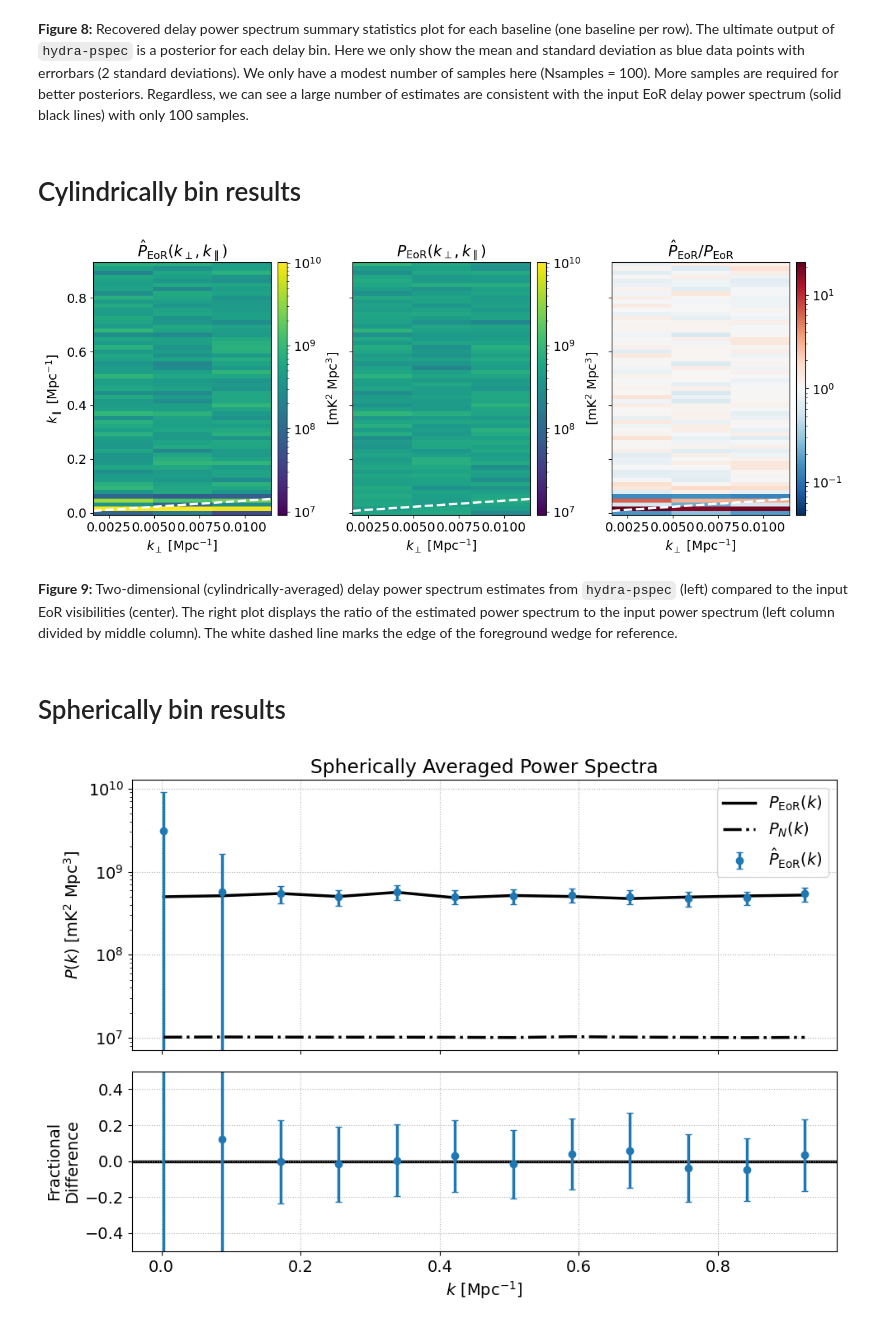
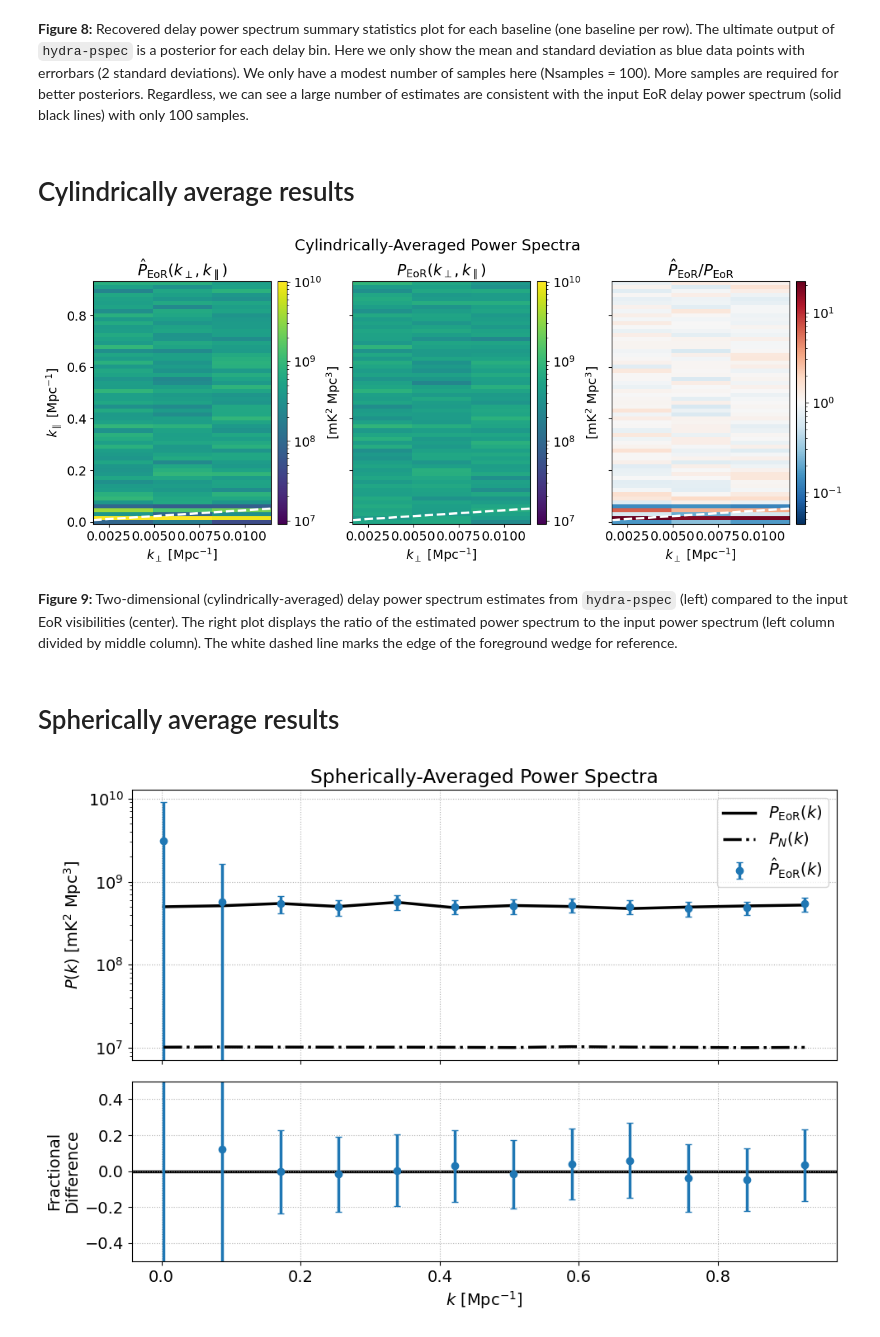
Before and after one commit to guotsuan/science-testcases-srcnetv01, a Jupyter notebook: SWF-008-T2/SWF-008-T2.ipynb, the cells around one changed output. Drawn from its saved outputs; the diff is of its cells as text; code cells hidden in the pictures.

Commit message:
Fix plot titles

```diff
--- a/SWF-008-T2/SWF-008-T2.ipynb
+++ b/SWF-008-T2/SWF-008-T2.ipynb
@@ -956,7 +956,7 @@ fig.legend(
 # %% [markdown]
 **Figure 8:** Recovered delay power spectrum summary statistics plot for each baseline (one baseline per row).  The ultimate output of `hydra-pspec` is a posterior for each delay bin.  Here we only show the mean and standard deviation as blue data points with errorbars (2 standard deviations).  We only have a modest number of samples here (Nsamples = 100).  More samples are required for better posteriors.  Regardless, we can see a large number of estimates are consistent with the input EoR delay power spectrum (solid black lines) with only 100 samples.
 # %% [markdown]
-# Cylindrically bin results
+# Cylindrically average results
 # %%
 # Cosmological delay power spectrum normalizations
 cosmo = Planck18
@@ -1100,38 +1100,41 @@ norm = LogNorm(
 
 ax = grid.axes_all[0]
 ax.set_title(r"$\hat{P}_{\rm{EoR}}(k_\perp, k_\parallel)$")
 ax.set_ylabel(r"$k_\parallel$ [Mpc$^{-1}$]")
 norm = LogNorm(
     vmin=np.min((dps_2d.min().value, dps_2d_noise.min().value)),
     vmax=np.max((dps_2d.max().value, dps_2d_noise.max().value))
 )
 im = ax.imshow(dps_2d.value, norm=norm, **im_kwargs)
 cb = fig.colorbar(im, cax=ax.cax, label=r"[mK$^2$ Mpc$^3$]")
 
 ax = grid.axes_all[1]
 ax.set_title(r"$P_{\rm{EoR}}(k_\perp, k_\parallel)$")
 im = ax.imshow(dps_2d_eor.value, norm=norm, **im_kwargs)
 cb = fig.colorbar(im, cax=ax.cax, label=r"[mK$^2$ Mpc$^3$]")
 
 ax = grid.axes_all[2]
 ax.set_title(r"$\hat{P}_{\rm{EoR}} / P_{\rm{EoR}}$")
 ratio = dps_2d.value / dps_2d_eor.value
 clim = np.max((ratio.max(), 1 / ratio.min()))
 im = ax.imshow(
     ratio, cmap="RdBu_r", norm=LogNorm(vmin=1/clim, vmax=clim),
     **im_kwargs
 )
 cb = fig.colorbar(im, cax=ax.cax)
 
 for ax in grid.axes_all:
     ax.set_xlabel(r"$k_\perp$ [Mpc$^{-1}$]")
     ax.plot(k_perp_edges, k_para_horizons, "w--")
+
+fig.subplots_adjust(top=0.85)
+fig.suptitle("Cylindrically-Averaged Power Spectra");
 # %% [output]
-[figure, old version]
+[figure, new version]
 # %% [markdown]
 **Figure 9:** Two-dimensional (cylindrically-averaged) delay power spectrum estimates from `hydra-pspec` (left) compared to the input EoR visibilities (center).  The right plot displays the ratio of the estimated power spectrum to the input power spectrum (left column divided by middle column).  The white dashed line marks the edge of the foreground wedge for reference.
 # %% [markdown]
-# Spherically bin results
+# Spherically average results
 # %%
 # Spherically bin the cylindrically binned power spectra
 # in shells of k = sqrt(k_perp**2 + k_para**2).
```
Also changed, not shown: parts of 2 cells of this notebook.
